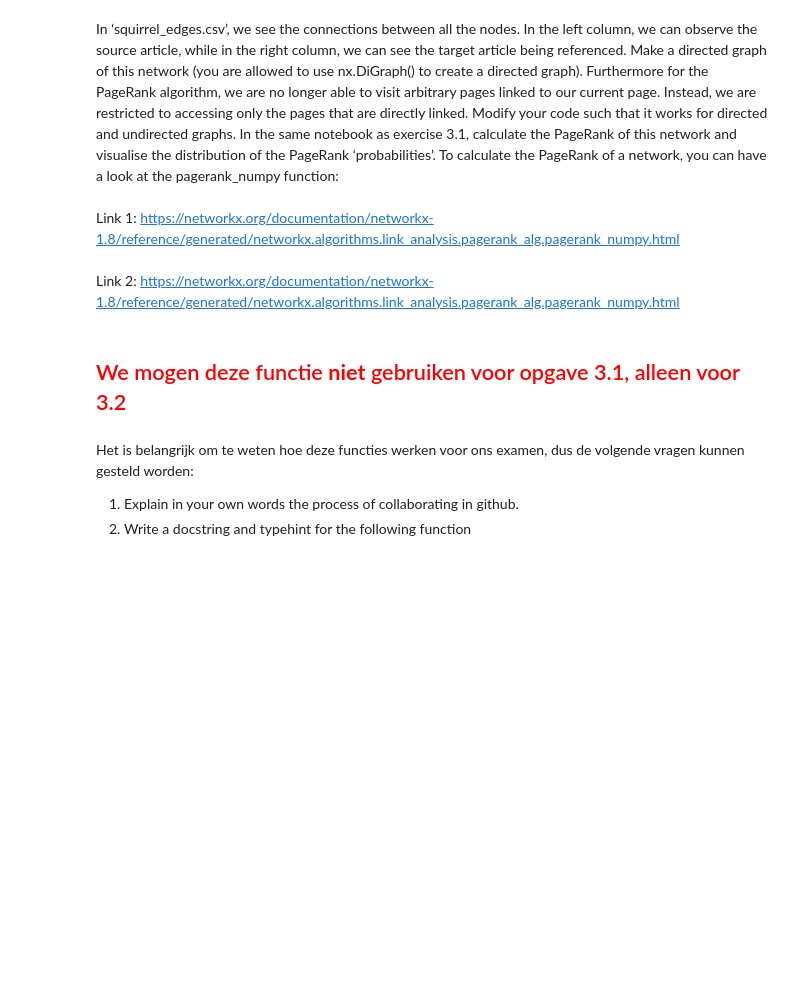
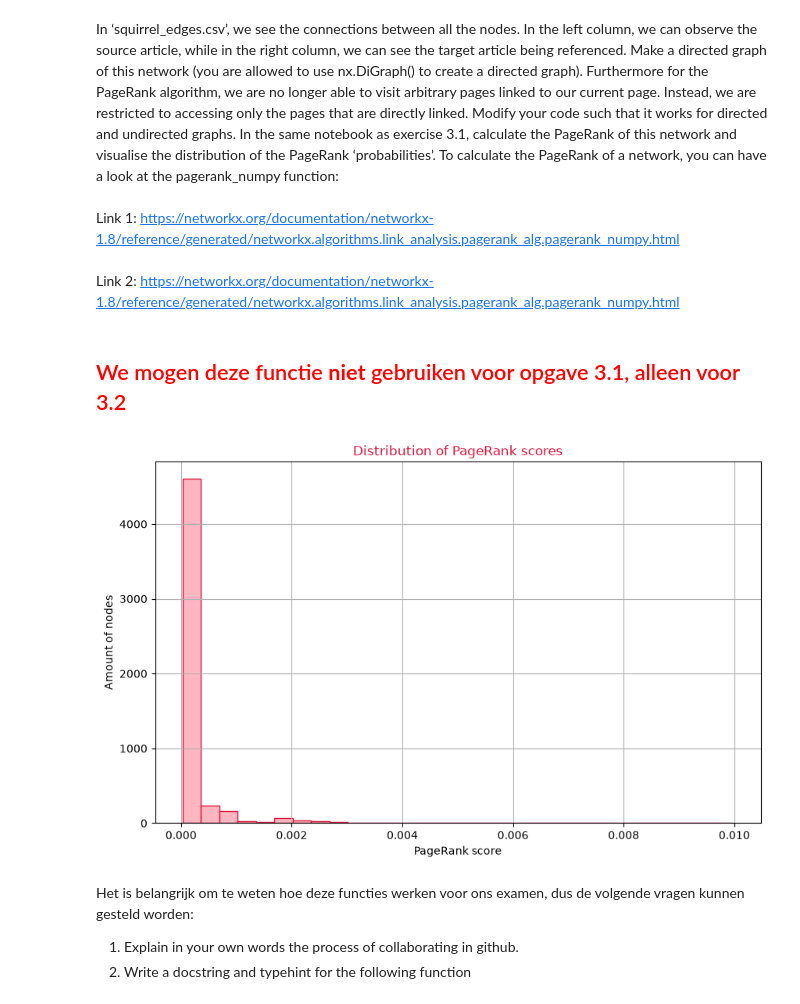
Before and after one commit to sinistersine/ds5_assignment_group3, a Jupyter notebook: week2/opgave3.ipynb, the cells around one changed output. Drawn from its saved outputs; the diff is of its cells as text; code cells hidden in the pictures; blank space fills up the shorter version.

```diff
--- a/week2/opgave3.ipynb
+++ b/week2/opgave3.ipynb
@@ -220,6 +220,23 @@ Link 2: https://networkx.org/documentation/networkx-1.8/reference/generated/netw
 ## <span style="color:red;"> We mogen deze functie **niet** gebruiken voor opgave 3.1, alleen voor 3.2</span>
 # %%
 # code
+edges_df = pd.read_csv('C:\\Users\\lgaur\\OneDrive\\Documenten\\GitHub\\ds5_assignment_group3\\week2\\squirrel_edges.csv')  # Lees de csv met verbindingen in als een dataframe
+
+S = nx.DiGraph()  # maakt een lege directed graph aan
+for _, row in edges_df.iterrows():  # loopt door elke rij van het dataframe
+    S.add_edge(row.iloc[0], row.iloc[1])  # voegt een verbinding toe van de eerste naar de tweede kolom van die rij
+
+pagerank_scores = nx.pagerank(S, alpha=0.85)  # berekent de pagerank-score van elke knoop met dempingsfactor 0.85
+
+plt.figure(figsize=(10, 6))  # maakt een nieuw plotje, 10 breed en 6 hoog
+plt.hist(pagerank_scores.values(), bins=30, color='lightpink', edgecolor='crimson')  # maakt een histogram van alle pagerank-scores, verdeeld in 30 balkjes in U GUESSED IT, het roze
+plt.title('Distribution of PageRank scores', color='crimson')  # zet er een titel boven
+plt.xlabel('PageRank score')  # label voor de x-as: de pagerank-score
+plt.ylabel('Amount of nodes')  # label vor de y-as: hoeveel knopen die score heeft
+plt.grid(True)  # zet raster aan
+plt.show()  # brengt ons prachtige plottje aan het licht
+# %% [output]
+[figure, added]
 # %% [markdown]
 Het is belangrijk om te weten hoe deze functies werken voor ons examen, dus de volgende vragen kunnen gesteld worden:
 1. Explain in your own words the process of collaborating in github.
```
